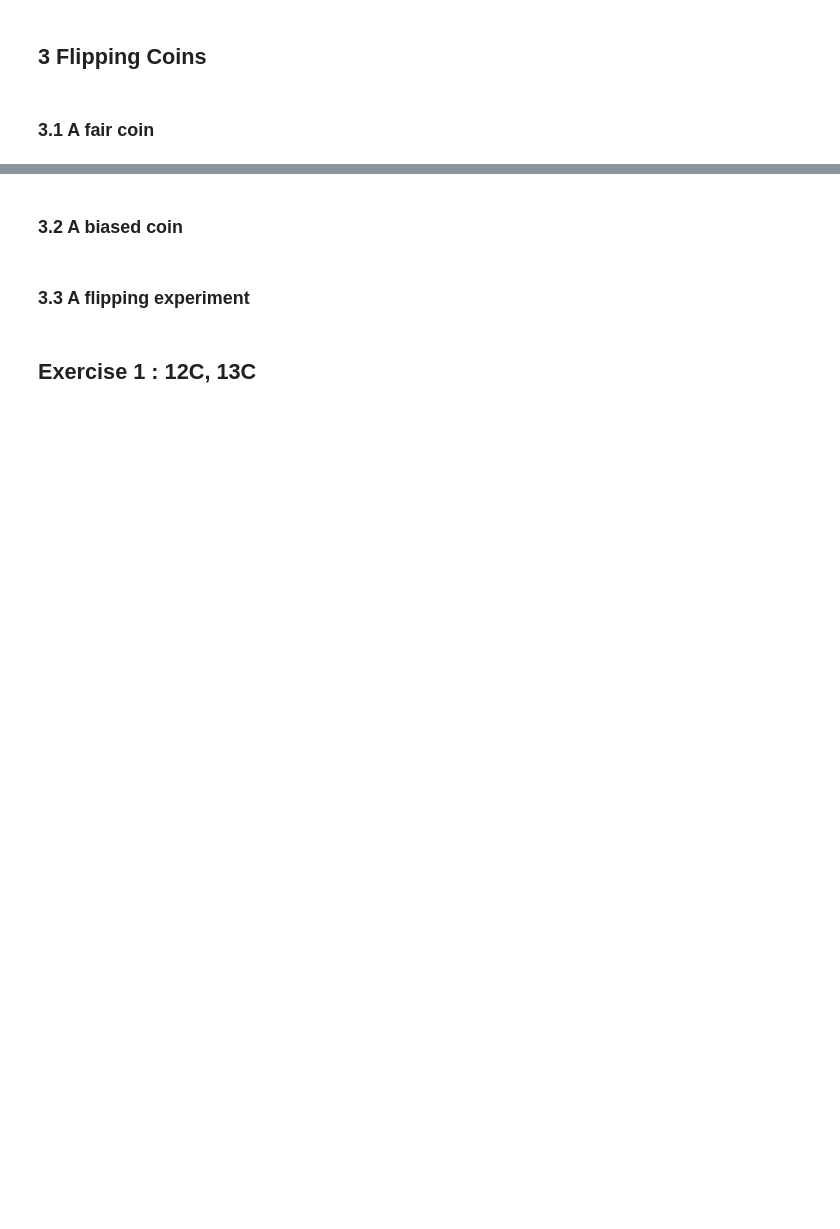
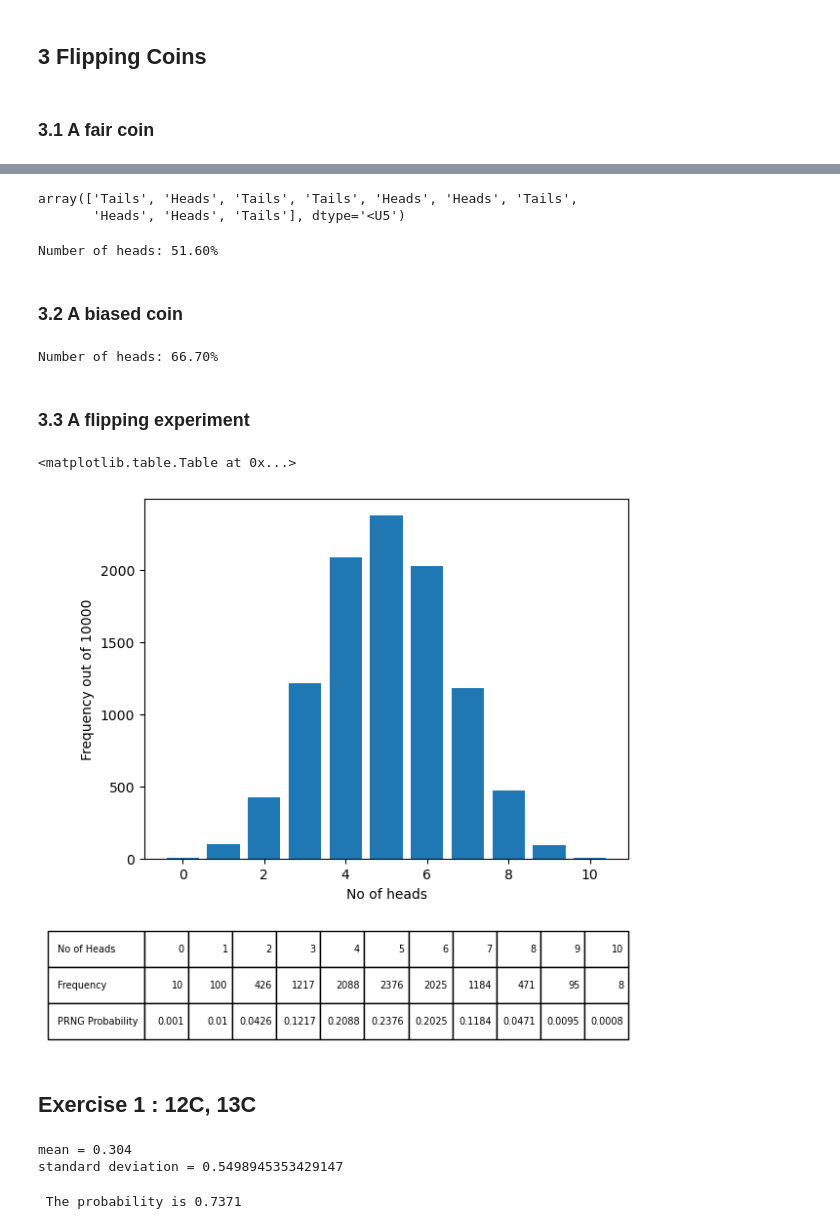
Before and after one commit to SPS-SP2273/learning-portfolio-FluffyUnicornl, a Jupyter notebook: random numbers/random_numbers_(need).ipynb, the cells around one changed output, grey strips where cells are left out. Saved outputs shown, nothing was run; the diff lists cells and outputs as text; code cells hidden in the pictures; blank space fills up the shorter version.

```diff
--- a/random numbers/random_numbers_(need).ipynb
+++ b/random numbers/random_numbers_(need).ipynb
@@ -39,17 +127,69 @@
+# %%
+no_of_coins=10
+np.random.choice(['Heads', 'Tails'], no_of_coins)
+# %% [output]
+array(['Tails', 'Heads', 'Tails', 'Tails', 'Heads', 'Heads', 'Tails',
+       'Heads', 'Heads', 'Tails'], dtype='<U5')
+# %%
+def flip_coins(no_of_coins=1, probability=.5):
+    '''
+    Returns the number of values greater that
+    'probability` (considered as 'Heads').
+    '''
+    results = np.random.rand(no_of_coins)
+    no_of_heads = np.sum(results > probability)
+    return no_of_heads
+# %%
+no_of_coins = 1_000
+no_of_heads = flip_coins(no_of_coins)
+print(f'Number of heads: {no_of_heads/no_of_coins*100:.2f}%')
+# %% [output]
+Number of heads: 51.60%
 # %% [markdown]
 ### 3.2 A biased coin
 # %%
-
-# Your code here
+no_of_coins = 1_000
+no_of_heads=flip_coins(no_of_coins, probability=.3)
+print(f'Number of heads: {no_of_heads/no_of_coins*100:.2f}%')
+# %% [output]
+Number of heads: 66.70%
 # %% [markdown]
 ### 3.3 A flipping experiment
 # %%
-
-# Your code here
+no_of_repeats = 10_000
+results = [flip_coins(no_of_coins=10) for _ in range(no_of_repeats)]
+no_of_heads, heads_count = np.unique(results, return_counts=True)
+heads_probability = heads_count/no_of_repeats
+# %%
+from scipy.stats import binom
+# plt.rcParam['figure.figsize'] = (10,5) (Prof told me to ignore this for now, but he explained how it works)
+plt.bar(no_of_heads, heads_count);
+plt.xlabel('No of heads')
+plt.ylabel(f'Frequency out of {no_of_repeats}')
+plt.table([no_of_heads, heads_count, heads_probability],
+          rowLabels=['No of Heads', 'Frequency', 'PRNG Probability'],
+          loc='bottom',
+          bbox=[0, -0.5, 1, 0.3])
+# %% [output]
+<matplotlib.table.Table at 0x...>
+[figure, added]
 # %% [markdown]
 ## Exercise 1 :  12C, 13C
 # %%
+def H13C(C=27, probability= 0.0111):
+    results = np.random.rand(C)
+    no_of_13C=np.sum(results<probability)
+    return no_of_13C
 
+number_list = [H13C() for i in range(10000)]
 
-
-# Your solution here
+print(f'mean = {np.mean(number_list)}')
+print(f'standard deviation = {np.std(number_list)}')
+# %% [output]
+mean = 0.304
+standard deviation = 0.5498945353429147
+# %%
+probability_no_HC=number_list.count(0)/10000
+print(f' The probability is {probability_no_HC}')
+# %% [output]
+ The probability is 0.7371
```
Also changed, not shown: parts of 11 cells of this notebook.
